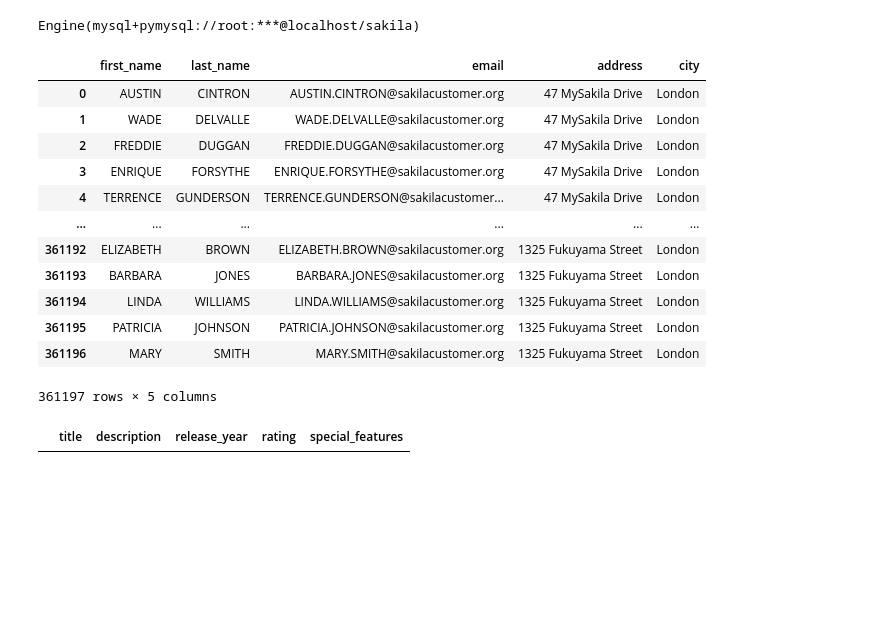
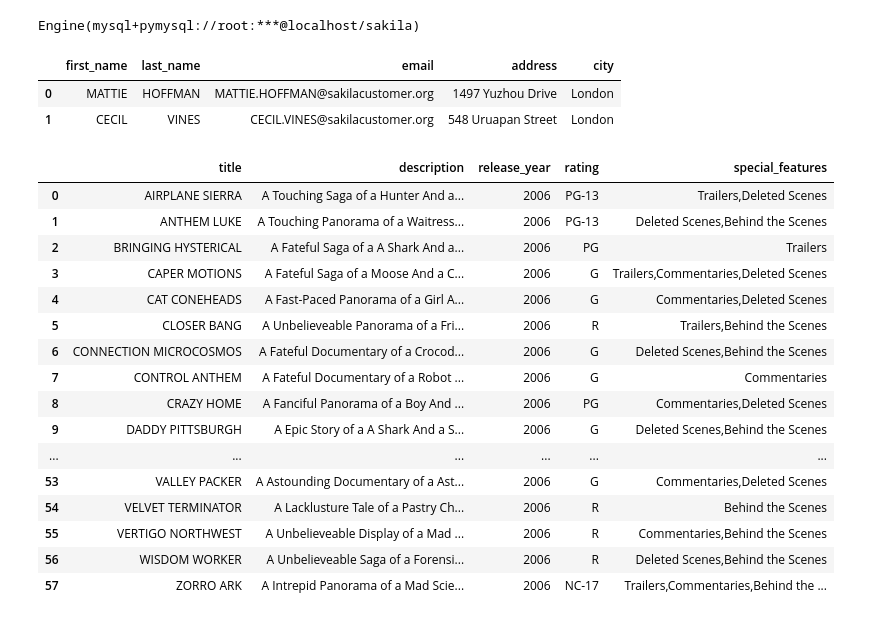
Before and after one commit to fid2445/Sakila-Core, a Jupyter notebook: Sakila Core Mike Fiddler.ipynb, the cells around one changed output. Cells and saved outputs as stored; diff of their text form; code cells hidden in the pictures; blank space fills up the shorter version.

Commit message:
almost done sakila core

```diff
--- a/Sakila Core Mike Fiddler.ipynb
+++ b/Sakila Core Mike Fiddler.ipynb
@@ -19,36 +19,55 @@ engine
 Engine(mysql+pymysql://root:***@localhost/sakila)
 # %%
 q = """SELECT customer.first_name, customer.last_name, customer.email, address.address, city.city
-FROM customer, address, city
-WHERE city.city_id = 312;"""
+FROM customer
+    JOIN
+address ON customer.address_id = address.address_id
+    JOIN
+city ON address.city_id = city.city_id
+WHERE address.city_id = 312;"""
 pd.read_sql(q, engine)
 # %% [output]
 |  | first_name | last_name | email | address | city |
-| 0 | AUSTIN | CINTRON | AUSTIN.CINTRON@sakilacustomer.org | 47 MySakila Drive | London |
-| 1 | WADE | DELVALLE | WADE.DELVALLE@sakilacustomer.org | 47 MySakila Drive | London |
-| 2 | FREDDIE | DUGGAN | FREDDIE.DUGGAN@sakilacustomer.org | 47 MySakila Drive | London |
-| 3 | ENRIQUE | FORSYTHE | ENRIQUE.FORSYTHE@sakilacustomer.org | 47 MySakila Drive | London |
-| 4 | TERRENCE | GUNDERSON | TERRENCE.GUNDERSON@sakilacustomer... | 47 MySakila Drive | London |
-| ... | ... | ... | ... | ... | ... |
-| 361192 | ELIZABETH | BROWN | ELIZABETH.BROWN@sakilacustomer.org | 1325 Fukuyama Street | London |
-| 361193 | BARBARA | JONES | BARBARA.JONES@sakilacustomer.org | 1325 Fukuyama Street | London |
-| 361194 | LINDA | WILLIAMS | LINDA.WILLIAMS@sakilacustomer.org | 1325 Fukuyama Street | London |
-| 361195 | PATRICIA | JOHNSON | PATRICIA.JOHNSON@sakilacustomer.org | 1325 Fukuyama Street | London |
-| 361196 | MARY | SMITH | MARY.SMITH@sakilacustomer.org | 1325 Fukuyama Street | London |
+| 0 | MATTIE | HOFFMAN | MATTIE.HOFFMAN@sakilacustomer.org | 1497 Yuzhou Drive | London |
+| 1 | CECIL | VINES | CECIL.VINES@sakilacustomer.org | 548 Uruapan Street | London |
-361197 rows × 5 columns
 # %%
 #2. What query would you run to get all comedy films?
 #Note that the genre is called the category in this schema.
 #Your query should return film title, description, release year, rating,
 #and special features.
-q2 = """SELECT film.title, film.description, film.release_year, film.rating, film.special_features
-FROM film, category
-JOIN film_category
-ON film_category.category_id = film_category.category_id
-WHERE category.name = 5;"""
+q2 = """SELECT
+    film.title,
+    film.description,
+    film.release_year,
+    film.rating,
+    film.special_features
+FROM
+    film
+        JOIN
+    film_category ON film.film_id = film_category.film_id
+        JOIN
+    category ON film_category.category_id = category.category_id
+WHERE
+    category.name = 'Comedy'"""
 pd.read_sql(q2, engine)
 # %% [output]
 |  | title | description | release_year | rating | special_features |
+| 0 | AIRPLANE SIERRA | A Touching Saga of a Hunter And a... | 2006 | PG-13 | Trailers,Deleted Scenes |
+| 1 | ANTHEM LUKE | A Touching Panorama of a Waitress... | 2006 | PG-13 | Deleted Scenes,Behind the Scenes |
+| 2 | BRINGING HYSTERICAL | A Fateful Saga of a A Shark And a... | 2006 | PG | Trailers |
+| 3 | CAPER MOTIONS | A Fateful Saga of a Moose And a C... | 2006 | G | Trailers,Commentaries,Deleted Scenes |
+| 4 | CAT CONEHEADS | A Fast-Paced Panorama of a Girl A... | 2006 | G | Commentaries,Deleted Scenes |
+| 5 | CLOSER BANG | A Unbelieveable Panorama of a Fri... | 2006 | R | Trailers,Behind the Scenes |
+| 6 | CONNECTION MICROCOSMOS | A Fateful Documentary of a Crocod... | 2006 | G | Deleted Scenes,Behind the Scenes |
+| 7 | CONTROL ANTHEM | A Fateful Documentary of a Robot ... | 2006 | G | Commentaries |
+| 8 | CRAZY HOME | A Fanciful Panorama of a Boy And ... | 2006 | PG | Commentaries,Deleted Scenes |
+| 9 | DADDY PITTSBURGH | A Epic Story of a A Shark And a S... | 2006 | G | Deleted Scenes,Behind the Scenes |
+| ... | ... | ... | ... | ... | ... |
+| 53 | VALLEY PACKER | A Astounding Documentary of a Ast... | 2006 | G | Commentaries,Deleted Scenes |
+| 54 | VELVET TERMINATOR | A Lacklusture Tale of a Pastry Ch... | 2006 | R | Behind the Scenes |
+| 55 | VERTIGO NORTHWEST | A Unbelieveable Display of a Mad ... | 2006 | R | Commentaries,Behind the Scenes |
+| 56 | WISDOM WORKER | A Unbelieveable Saga of a Forensi... | 2006 | R | Deleted Scenes,Behind the Scenes |
+| 57 | ZORRO ARK | A Intrepid Panorama of a Mad Scie... | 2006 | NC-17 | Trailers,Commentaries,Behind the ... |
 # %%
 #3. What query would you run to get all the films that Johnny Lollobrigida was in?
 #Your query should return the actor's last name, film title, and release year.
```
Also changed, not shown: parts of 3 cells of this notebook.
